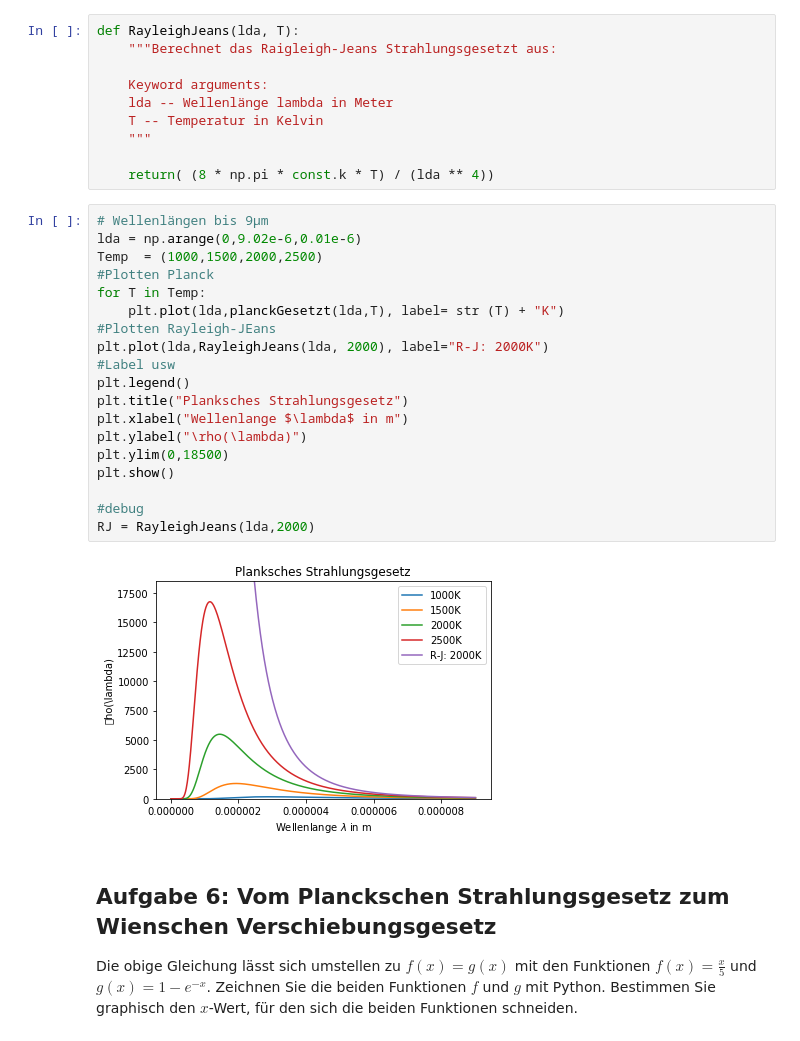
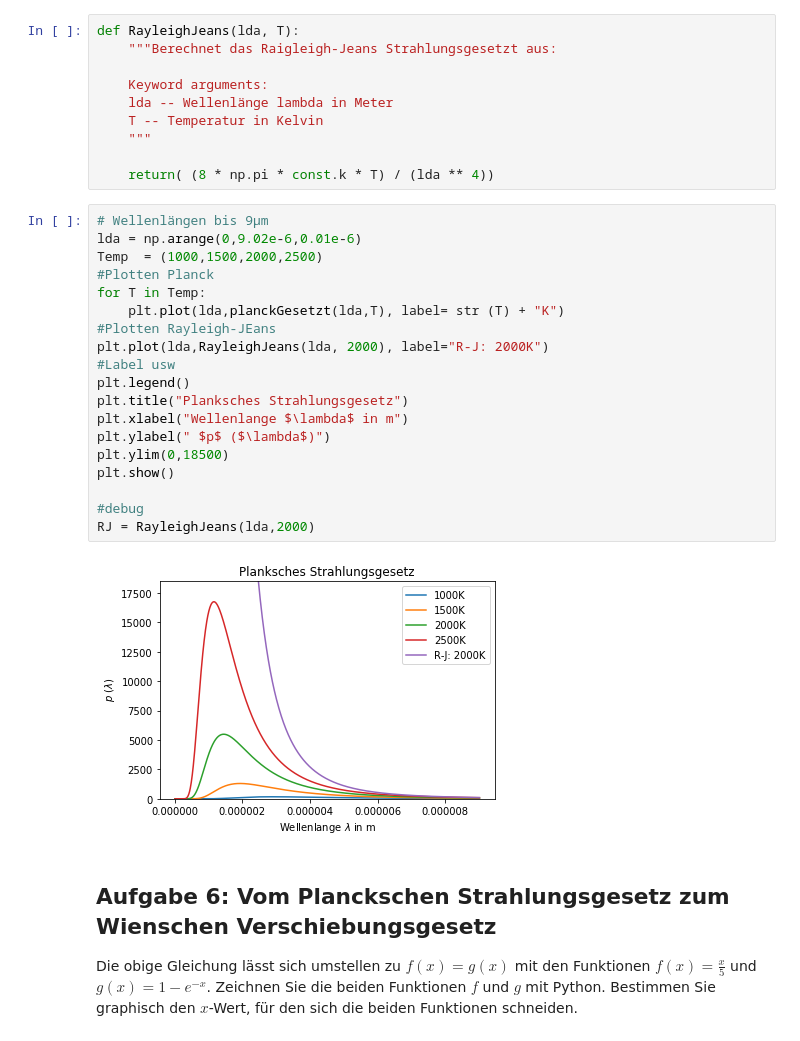
Before and after one commit to roboticSc/PCIII_2020, a Jupyter notebook: Blatt 2.ipynb, the cells around one changed output. Drawn from its saved outputs; the diff is of its cells as text.

```diff
--- a/Blatt 2.ipynb
+++ b/Blatt 2.ipynb
@@ -53,24 +53,24 @@ def RayleighJeans(lda, T):
 # %%
 # Wellenlängen bis 9µm
 lda = np.arange(0,9.02e-6,0.01e-6)
 Temp  = (1000,1500,2000,2500)
 #Plotten Planck
 for T in Temp:
     plt.plot(lda,planckGesetzt(lda,T), label= str (T) + "K")
 #Plotten Rayleigh-JEans
 plt.plot(lda,RayleighJeans(lda, 2000), label="R-J: 2000K")
 #Label usw
 plt.legend()
 plt.title("Planksches Strahlungsgesetz")
 plt.xlabel("Wellenlange $\lambda$ in m")
-plt.ylabel("\rho(\lambda)")
+plt.ylabel(" $p$ ($\lambda$)")
 plt.ylim(0,18500)
 plt.show()
 
 #debug
 RJ = RayleighJeans(lda,2000)
 # %% [output]
-[figure, old version]
+[figure, new version]
 # %% [markdown]
 ## **Aufgabe 6: Vom Planckschen Strahlungsgesetz zum Wienschen Verschiebungsgesetz**
 Die obige Gleichung lässt sich umstellen zu $f (x) =g(x)$ mit den Funktionen
```
Also changed, not shown: parts of 1 cell of this notebook.
